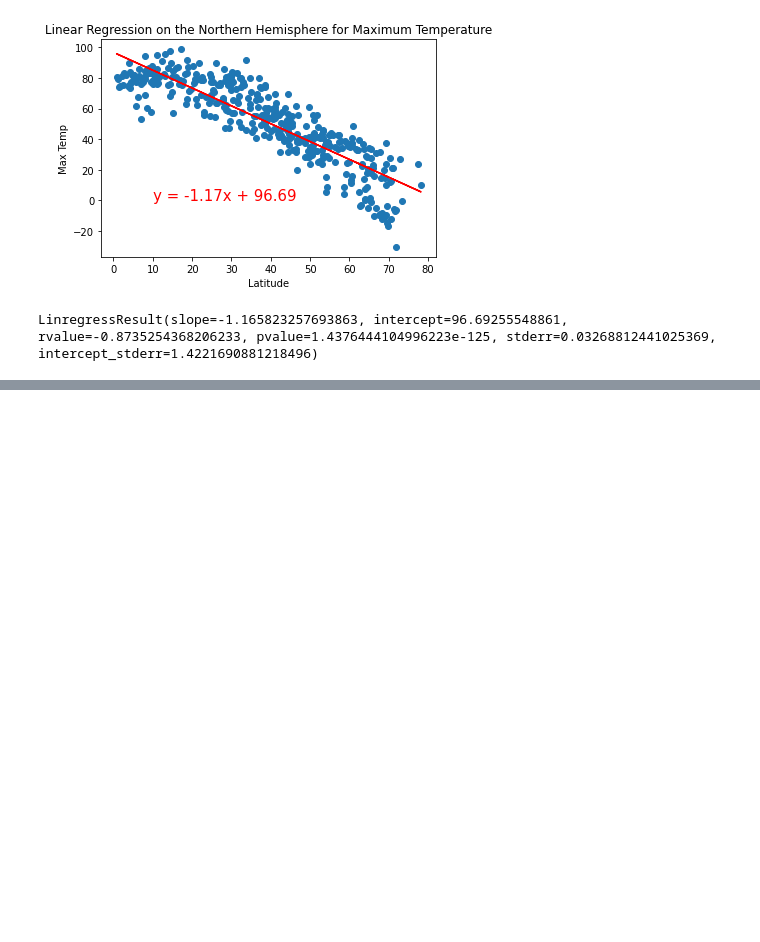
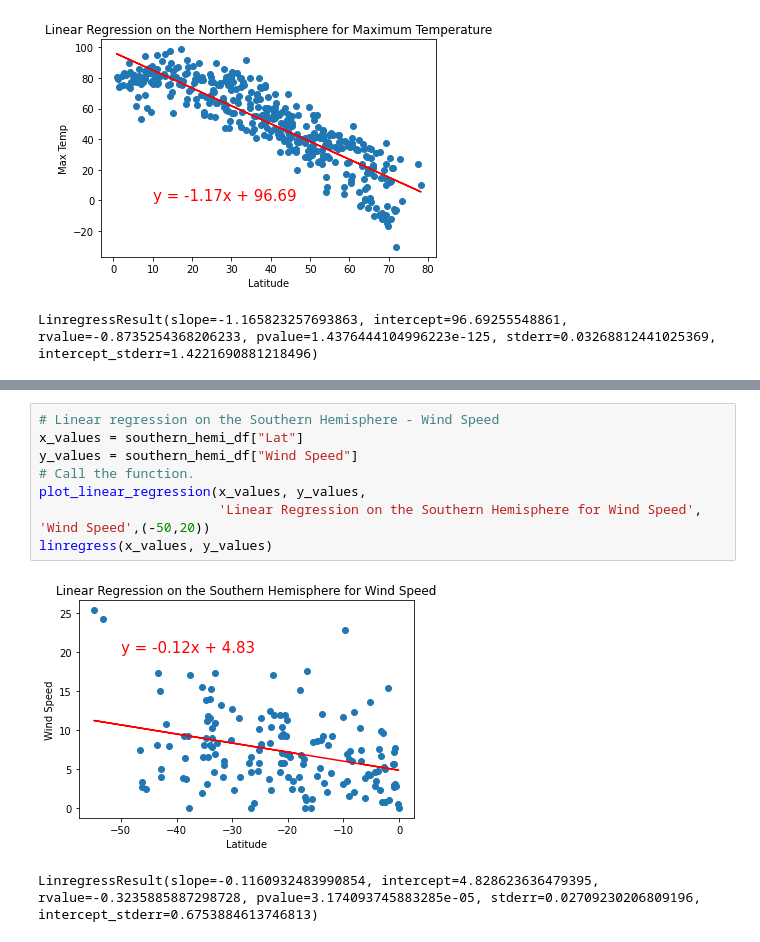
Before and after one commit to sdivakarla/World_Weather_Analysis, a Jupyter notebook: WeatherPy.ipynb, the cells around one changed output, grey strips where cells are left out. Cells and saved outputs as stored; diff of their text form; blank space fills up the shorter version.

```diff
--- a/WeatherPy.ipynb
+++ b/WeatherPy.ipynb
@@ -391,0 +384,11 @@ linregress(x_values, y_values)
+# %%
+# Linear regression on the Southern Hemisphere - Wind Speed
+x_values = southern_hemi_df["Lat"]
+y_values = southern_hemi_df["Wind Speed"]
+# Call the function.
+plot_linear_regression(x_values, y_values,
+                       'Linear Regression on the Southern Hemisphere for Wind Speed', 'Wind Speed',(-50,20))
+linregress(x_values, y_values)
+# %% [output]
+[figure, added]
+LinregressResult(slope=-0.1160932483990854, intercept=4.828623636479395, rvalue=-0.3235885887298728, pvalue=3.174093745883285e-05, stderr=0.02709230206809196, intercept_stderr=0.6753884613746813)
```
Also changed, not shown: parts of 15 cells of this notebook, 7 other files.
